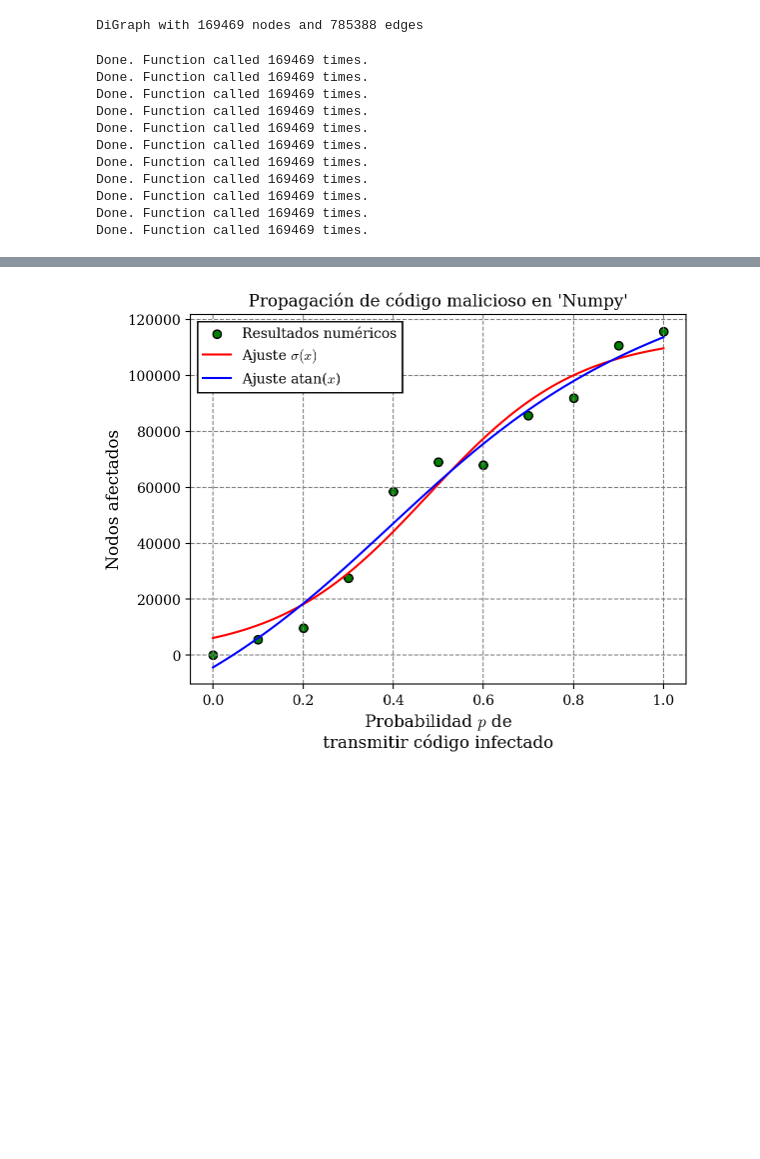
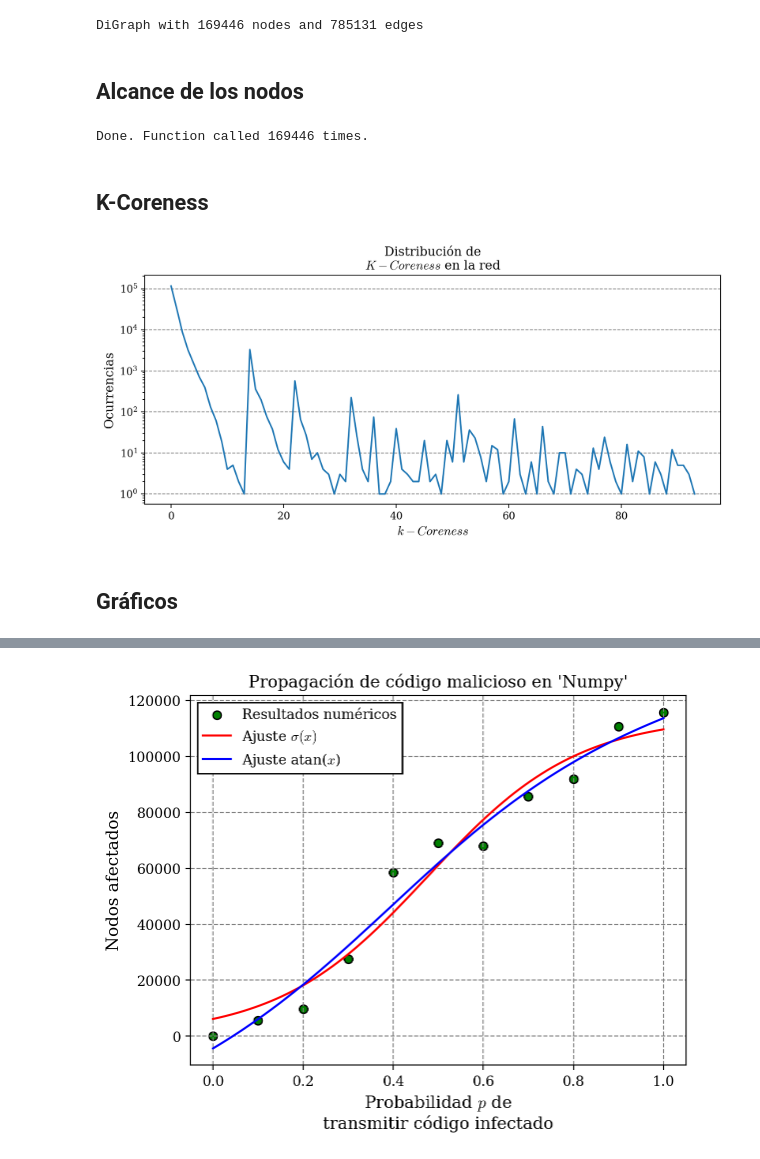
Before and after one commit to facundojgarcia02/CoNet, a Jupyter notebook: Tp Final/analysis/Propagation/propagation.ipynb, the cells around one changed output, grey strips where cells are left out. Saved outputs shown, nothing was run; the diff lists cells and outputs as text; code cells hidden in the pictures; blank space fills up the shorter version.

Commit message:
K Coreness

```diff
--- a/Tp Final/analysis/Propagation/propagation.ipynb
+++ b/Tp Final/analysis/Propagation/propagation.ipynb
@@ -17,10 +19,12 @@ rcParams['legend.fontsize'] = 10
 rcParams['axes.labelsize'] = 'large'
 # %%
 G = nx.read_gexf("../../PyPi Network V2.gexf")
-
+G_nondir = nx.Graph(G) # Versión no dirigida de la red.
 print(G)
 # %% [output]
-DiGraph with 169469 nodes and 785388 edges
+DiGraph with 169446 nodes and 785131 edges
+# %% [markdown]
+## Alcance de los nodos
 # %%
 def get_reach(G: nx.Graph, p: float = 1) -> pd.DataFrame:
     """
@@ -45,18 +49,58 @@ def get_reach(G: nx.Graph, p: float = 1) -> pd.DataFrame:
     reach_df = pd.DataFrame([(k, v) for k, v in reach_amount.items()], columns = ["Library", "Reach"]).set_index("Library")
 
     return reach_df
+
+reach_by_node = get_reach(G, p = 1)
+# %% [output]
+Done. Function called 169446 times.
-# %%
-probs = np.arange(0, 1.1, 0.1)
-np_probs = [get_reach(G, p = p)["Reach"].loc["numpy"] for p in probs]
-# %% [output]
-Done. Function called 169469 times.
-Done. Function called 169469 times.
-Done. Function called 169469 times.
-Done. Function called 169469 times.
-Done. Function called 169469 times.
-Done. Function called 169469 times.
-Done. Function called 169469 times.
-Done. Function called 169469 times.
-Done. Function called 169469 times.
-Done. Function called 169469 times.
-Done. Function called 169469 times.
+# %% [markdown]
+## K-Coreness
+# %%
+def delete_by_degree(G: nx.Graph, k = 0):
+    G_copy = G.copy()
+
+    node_degree = dict(sorted(G.out_degree(), key=lambda x: x[1]))
+    k_nodes = [n for n in G_copy.nodes() if node_degree[n] == k]
+
+    if len(k_nodes) != 0:
+        G_copy.remove_nodes_from(k_nodes)
+    else:
+        G_copy = delete_by_degree(G = G_copy, k = k+1)
+    return G_copy
+
+def k_coreness(G):
+    coreness = {node: 0 for node in G.nodes()}
+    G_copy = G.copy()
+
+    i = 1
+
+    while G_copy.nodes():
+
+        G_copy = delete_by_degree(G_copy, k = 0)
+
+        prevalent_nodes = G_copy.nodes()
+        for node in prevalent_nodes:
+            coreness[node] += 1
+
+        i += 1
+
+    return coreness
+
+coreness = k_coreness(G)
+coreness = dict(sorted(list(coreness.items()), key = lambda x: x[1], reverse=True))
+# %%
+count_coreness = Counter(coreness.values())
+fig, ax = plt.subplots(1, 1, figsize=(10, 4))
+
+#ax.hist(coreness.values(), bins = 100)
+ax.plot(count_coreness.keys(), count_coreness.values())
+ax.set_yscale("log")
+ax.set_xlabel("$k-Coreness$")
+ax.set_ylabel("Ocurrencias")
+ax.set_title("Distribución de\n$K-Coreness$ en la red")
+ax.grid(color="gray", ls="--", axis = "y")
+plt.show()
+# %% [output]
+[figure, added]
+# %% [markdown]
+## Gráficos
```
Also changed, not shown: parts of 7 cells of this notebook.
